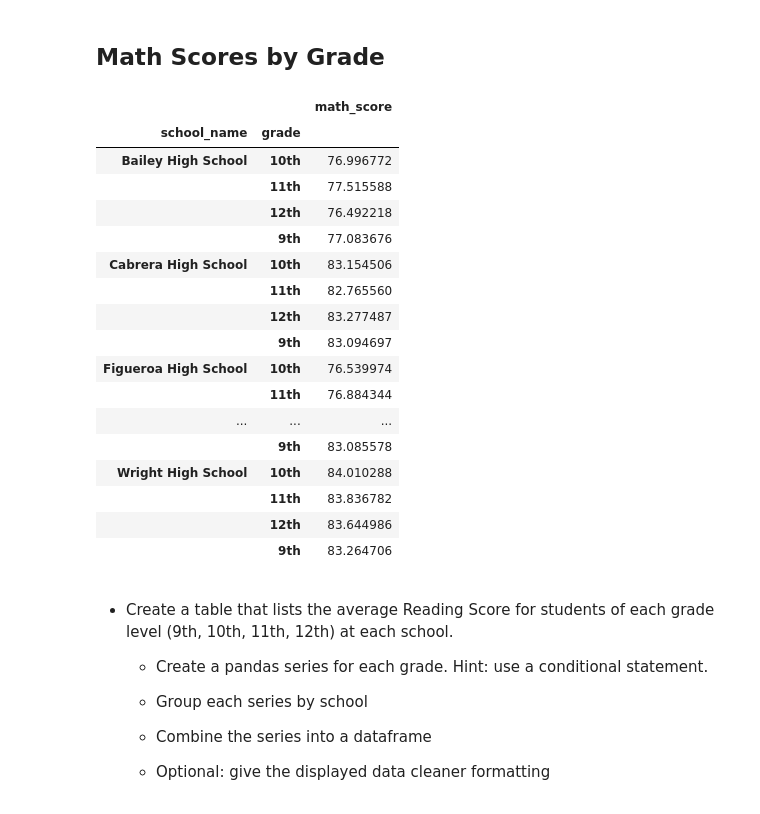
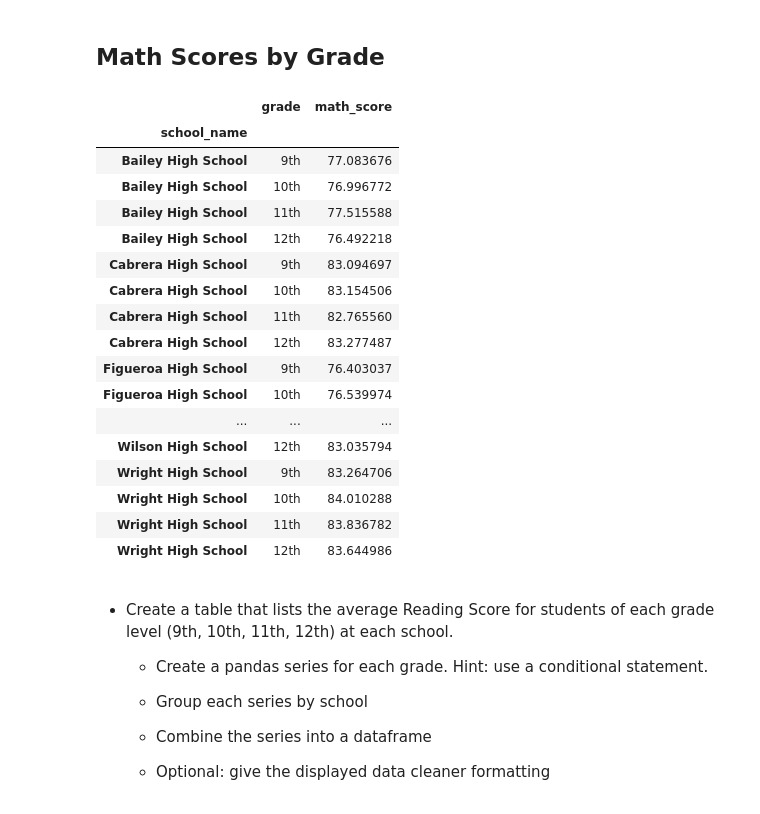
Before and after one commit to andyob715/Pandas_Challenge, a Jupyter notebook: Instructions/PyCitySchools/PyCitySchools_starter.ipynb, the cells around one changed output. Cells and saved outputs as stored; diff of their text form; code cells hidden in the pictures.

```diff
--- a/Instructions/PyCitySchools/PyCitySchools_starter.ipynb
+++ b/Instructions/PyCitySchools/PyCitySchools_starter.ipynb
@@ -190,41 +179,44 @@ bottom_schools.head(5)
 ## Math Scores by Grade
 # %%
 # Create simplified table
-school_averages = school_data_complete[['school_name',"grade",'math_score']]
-school_averages
+school_averages = school_data_complete.loc[:,['school_name',"grade",'math_score']]
 
-# Calculate the average math score
+#get rid of the "th" so i can sort the grades (probalby should put this back later)
+school_averages["grade"]=school_averages["grade"].str.replace("th","")
+school_averages["grade"]=school_averages["grade"].astype(int)
+
+# Calculate the average math score by grade
 school_average_grp = school_averages.groupby(['school_name','grade'])['math_score'].mean()
-school_average_grp
 
+# set my list to a dataframe
 school_avg_df = pd.DataFrame(school_average_grp)
-school_avg_df
-# school_avg_df_sort= school_avg_df.sort_values(by=['school_name','grade'],ascending=False)
-# school_avg_df_sort
-#school_avg_df.reset_index()
-# school_avg_df2 = school_avg_df.set_index("school_name")
-# school_avg_df2
-# t_avg = school_avg_df["grade"].Ts
-# t_avg
+
+#sort by grade
+school_avg_df_sort= school_avg_df.sort_values(by=['school_name','grade'],ascending=True).reset_index()
+
+#add back in the "th" and set the index back to the school name
+school_avg_df_sort['grade'] = school_avg_df_sort['grade'].astype(str)+"th"
+school_avg_df_ind = school_avg_df_sort.set_index("school_name")
+school_avg_df_ind
 # %% [output]
-|  |  | math_score |
-| school_name | grade |  |
+|  | grade | math_score |
+| school_name |  |  |
+| Bailey High School | 9th | 77.083676 |
 | Bailey High School | 10th | 76.996772 |
-|  | 11th | 77.515588 |
-|  | 12th | 76.492218 |
-|  | 9th | 77.083676 |
+| Bailey High School | 11th | 77.515588 |
+| Bailey High School | 12th | 76.492218 |
+| Cabrera High School | 9th | 83.094697 |
 | Cabrera High School | 10th | 83.154506 |
-|  | 11th | 82.765560 |
-|  | 12th | 83.277487 |
-|  | 9th | 83.094697 |
+| Cabrera High School | 11th | 82.765560 |
+| Cabrera High School | 12th | 83.277487 |
+| Figueroa High School | 9th | 76.403037 |
 | Figueroa High School | 10th | 76.539974 |
-|  | 11th | 76.884344 |
 | ... | ... | ... |
-|  | 9th | 83.085578 |
+| Wilson High School | 12th | 83.035794 |
+| Wright High School | 9th | 83.264706 |
 | Wright High School | 10th | 84.010288 |
-|  | 11th | 83.836782 |
-|  | 12th | 83.644986 |
-|  | 9th | 83.264706 |
+| Wright High School | 11th | 83.836782 |
+| Wright High School | 12th | 83.644986 |
 # %% [markdown]
 * Create a table that lists the average Reading Score for students of each grade level (9th, 10th, 11th, 12th) at each school.
 
```
Also changed, not shown: parts of 5 cells of this notebook, 1 other file.
